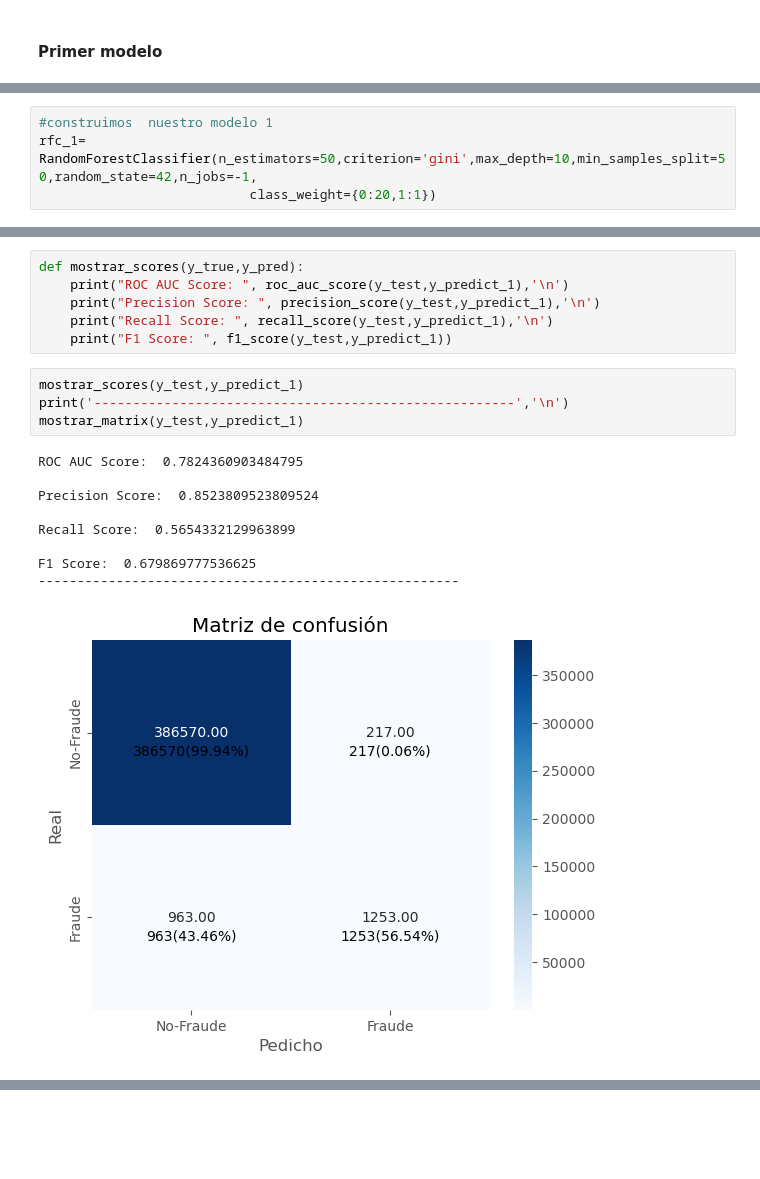
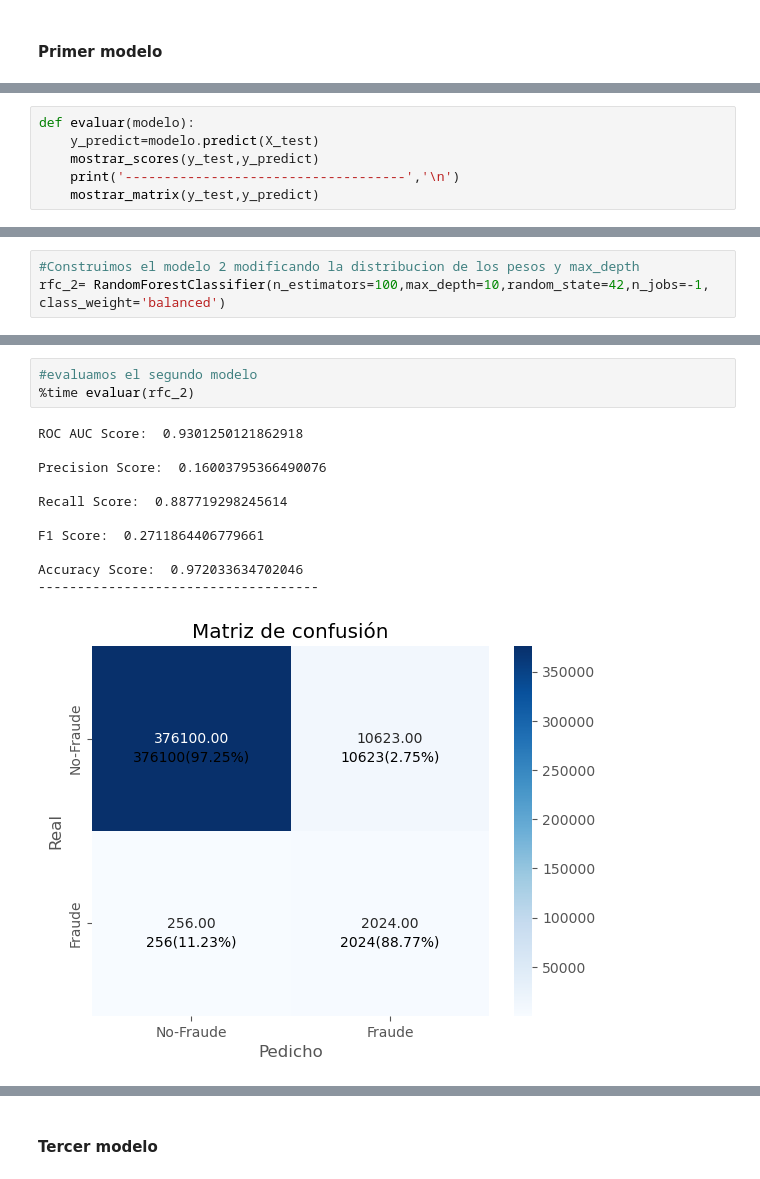
Before and after one commit to lc-sanchez/TP1-MachineLearning, a Jupyter notebook: Detección de Fraude.ipynb, the cells around one changed output, grey strips where cells are left out. Drawn from its saved outputs; the diff is of its cells as text; blank space fills up the shorter version.

Commit message:
Incluyendo entrenamiento y parametrizado de modelos. Seleccion de modelo final

```diff
--- a/Detección de Fraude.ipynb
+++ b/Detección de Fraude.ipynb
@@ -1031,0 +1088,6 @@ from sklearn.metrics import confusion_matrix
+# %%
+def evaluar(modelo):
+    y_predict=modelo.predict(X_test)
+    mostrar_scores(y_test,y_predict)
+    print('------------------------------------','\n')
+    mostrar_matrix(y_test,y_predict)
@@ -1032,6 +1122,5 @@ from sklearn.metrics import confusion_matrix
 # %%
-#construimos  nuestro modelo 1
-rfc_1= RandomForestClassifier(n_estimators=50,criterion='gini',max_depth=10,min_samples_split=50,random_state=42,n_jobs=-1,
-                           class_weight={0:20,1:1})
+#Construimos el modelo 2 modificando la distribucion de los pesos y max_depth
+rfc_2= RandomForestClassifier(n_estimators=100,max_depth=10,random_state=42,n_jobs=-1, class_weight='balanced')
 # %%
 #Ajustamos el modelo a nuestros datos resampled
@@ -1066,20 +1133,15 @@ def mostrar_matrix(y_true,y_pred):
-# %%
-def mostrar_scores(y_true,y_pred):
-    print("ROC AUC Score: ", roc_auc_score(y_test,y_predict_1),'\n')
-    print("Precision Score: ", precision_score(y_test,y_predict_1),'\n')
-    print("Recall Score: ", recall_score(y_test,y_predict_1),'\n')
-    print("F1 Score: ", f1_score(y_test,y_predict_1))
 # %%
-mostrar_scores(y_test,y_predict_1)
-print('------------------------------------------------------','\n')
-mostrar_matrix(y_test,y_predict_1)
+#evaluamos el segundo modelo
+%time evaluar(rfc_2)
 # %% [output]
-ROC AUC Score:  0.7824360903484795
+ROC AUC Score:  0.9301250121862918
 
-Precision Score:  0.8523809523809524
+Precision Score:  0.16003795366490076
 
-Recall Score:  0.5654332129963899
+Recall Score:  0.887719298245614
 
-F1 Score:  0.679869777536625
-------------------------------------------------------
+F1 Score:  0.2711864406779661
+
+Accuracy Score:  0.972033634702046
+------------------------------------
-[figure, old version]
+[figure, new version]
@@ -1085,0 +1150,2 @@ F1 Score:  0.679869777536625
+# %% [markdown]
+<h4>Tercer modelo</h4>
```
Also changed, not shown: parts of 64 cells of this notebook.
